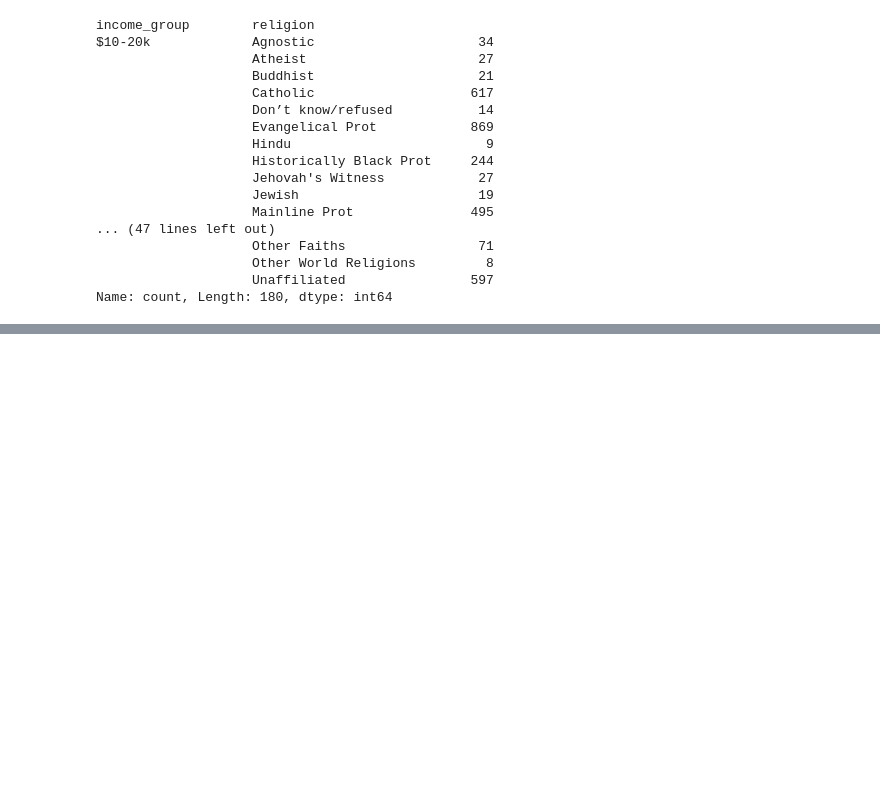
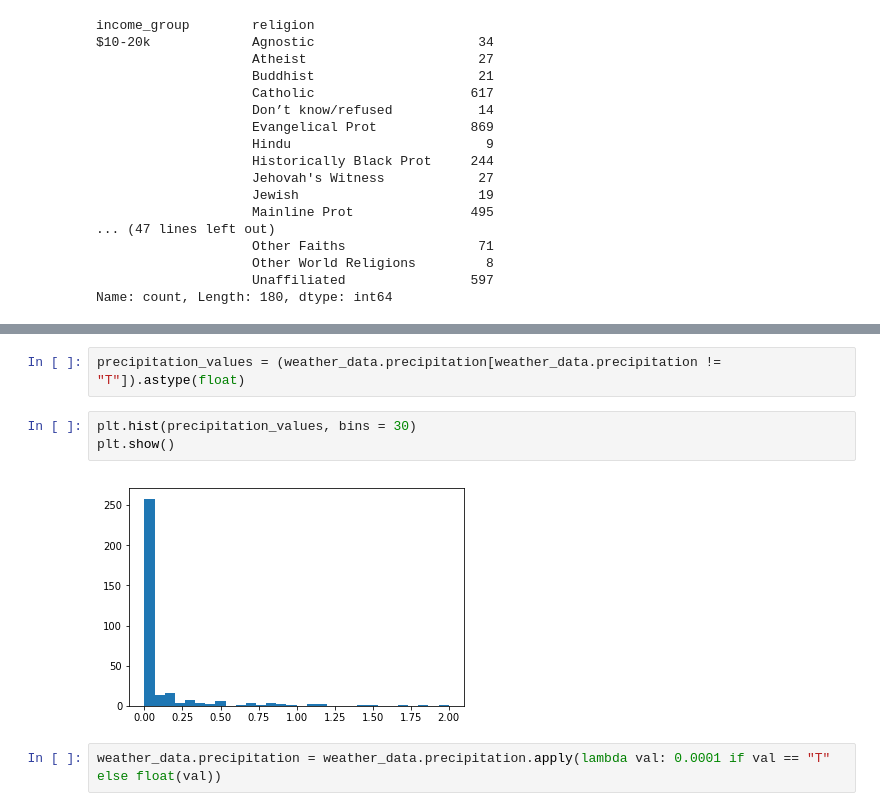
Before and after one commit to viraco4a/SoftUni, a Jupyter notebook: DataScience/02. Data-Tidying-and-Cleaning_Lab/Data Tidying and Cleaning Lab.ipynb, the cells around one changed output, grey strips where cells are left out. Drawn from its saved outputs; the diff is of its cells as text; blank space fills up the shorter version.

```diff
--- a/DataScience/02. Data-Tidying-and-Cleaning_Lab/Data Tidying and Cleaning Lab.ipynb
+++ b/DataScience/02. Data-Tidying-and-Cleaning_Lab/Data Tidying and Cleaning Lab.ipynb
@@ -684,0 +849,9 @@ Name: count, Length: 180, dtype: int64
+# %%
+precipitation_values = (weather_data.precipitation[weather_data.precipitation != "T"]).astype(float)
+# %%
+plt.hist(precipitation_values, bins = 30)
+plt.show()
+# %% [output]
+[figure, added]
+# %%
+weather_data.precipitation = weather_data.precipitation.apply(lambda val: 0.0001 if val == "T" else float(val))
```
Also changed, not shown: parts of 29 cells of this notebook.
